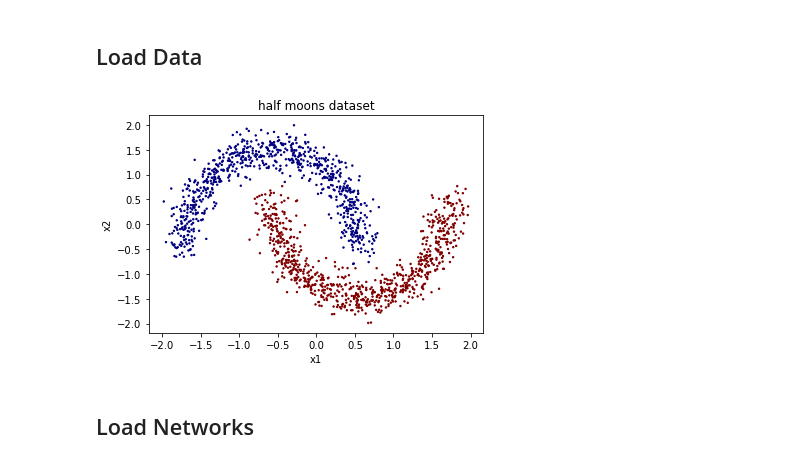
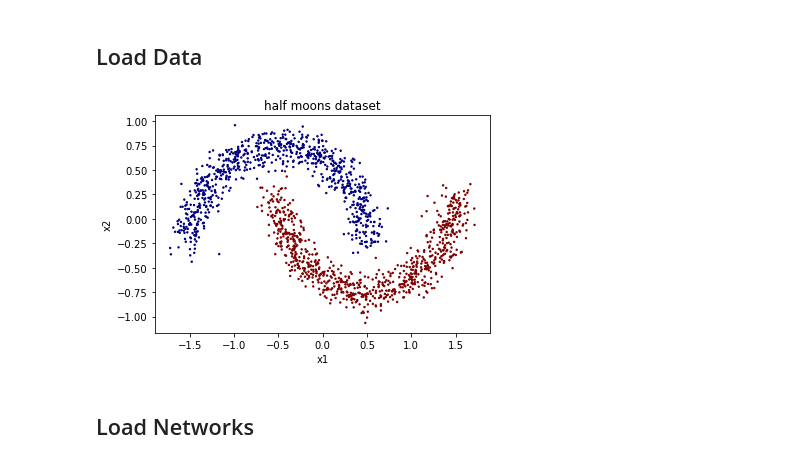
Before and after one commit to KyleLuther/kernel-similarity-matching, a Jupyter notebook: figures-halfmoons.ipynb, the cells around one changed output. Cells and saved outputs as stored; diff of their text form; code cells hidden in the pictures.

```diff
--- a/figures-halfmoons.ipynb
+++ b/figures-halfmoons.ipynb
@@ -24,14 +24,14 @@ The autoreload extension is already loaded. To reload it, use:
 # %% [markdown]
 ## Load Data
 # %%
-x,labels = half_moons()
+x,labels = half_moons(noise=0.1)
 plt.scatter(x[:,0],x[:,1],s=2,c=labels,cmap='jet')
 plt.xlabel('x1')
 plt.ylabel('x2')
 plt.title('half moons dataset')
 plt.show()
 # %% [output]
-[figure, old version]
+[figure, new version]
 # %% [markdown]
 ## Load Networks
 # %%
```
Also changed, not shown: parts of 18 cells of this notebook, 23 other files.
